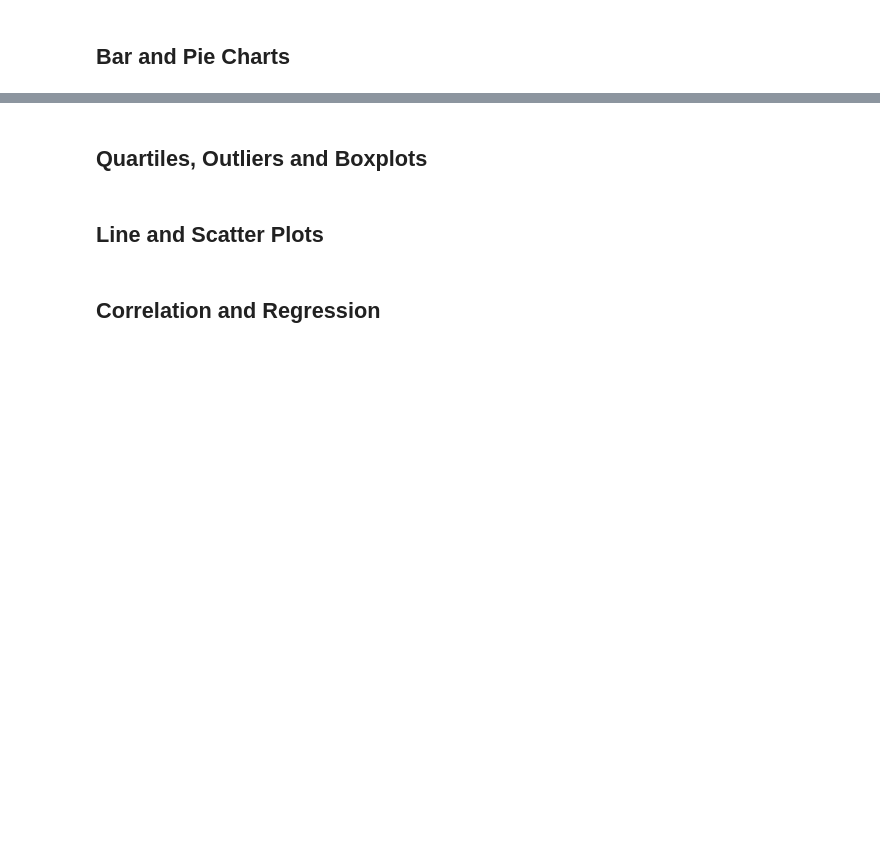
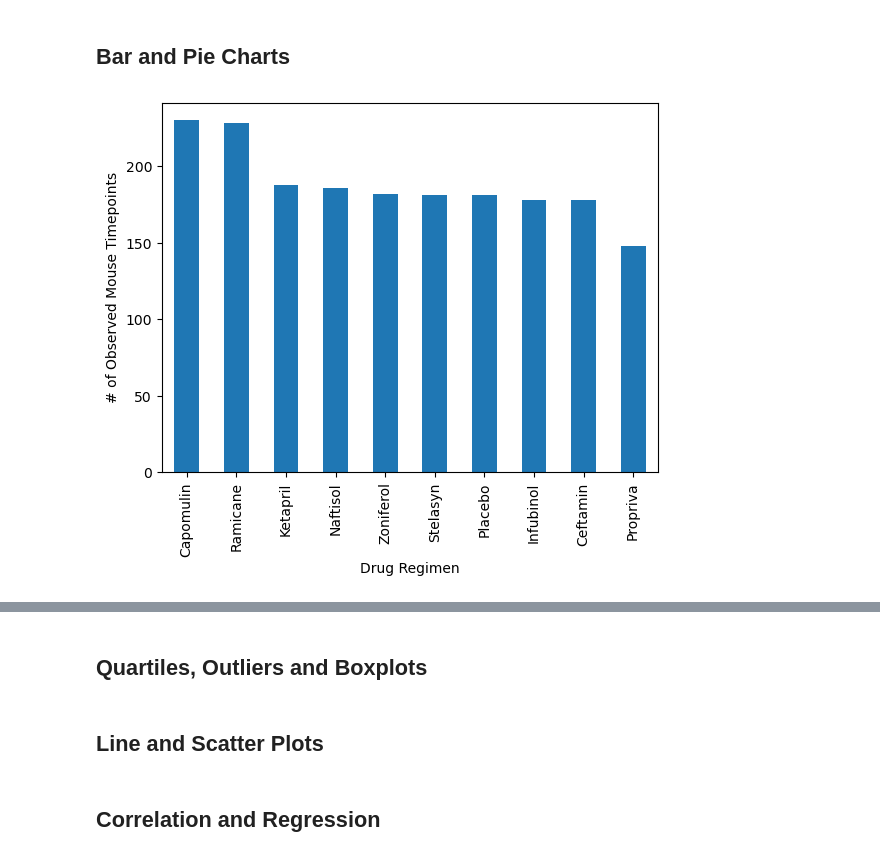
Before and after one commit to dmropp/data-visualization-challenge, a Jupyter notebook: Pymaceuticals/pymaceuticals_main.ipynb, the cells around one changed output, grey strips where cells are left out. Drawn from its saved outputs; the diff is of its cells as text; code cells hidden in the pictures; blank space fills up the shorter version.

```diff
--- a/Pymaceuticals/pymaceuticals_main.ipynb
+++ b/Pymaceuticals/pymaceuticals_main.ipynb
@@ -163,5 +183,13 @@ summary_stats
 ## Bar and Pie Charts
 # %%
 # Generate a bar plot showing the total number of rows (Mouse ID/Timepoints) for each drug regimen using Pandas.
+
+row_counts = mouse_study_cleaned["Drug Regimen"].value_counts()
+x_label_bar = "Drug Regimen"
+y_label_bar = "# of Observed Mouse Timepoints"
+bar_chart = row_counts.plot(kind="bar", xlabel=x_label_bar, ylabel=y_label_bar)
+plt.show()
+# %% [output]
+[figure, added]
 # %%
 # Generate a bar plot showing the total number of rows (Mouse ID/Timepoints) for each drug regimen using pyplot.
```
Also changed, not shown: parts of 4 cells of this notebook.
